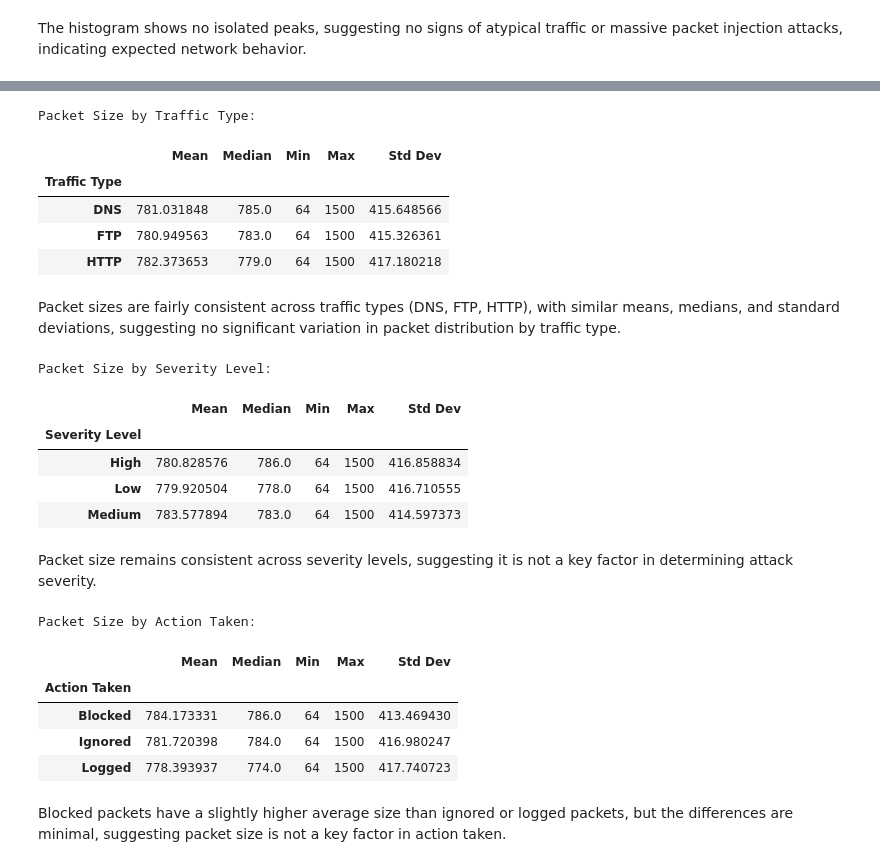
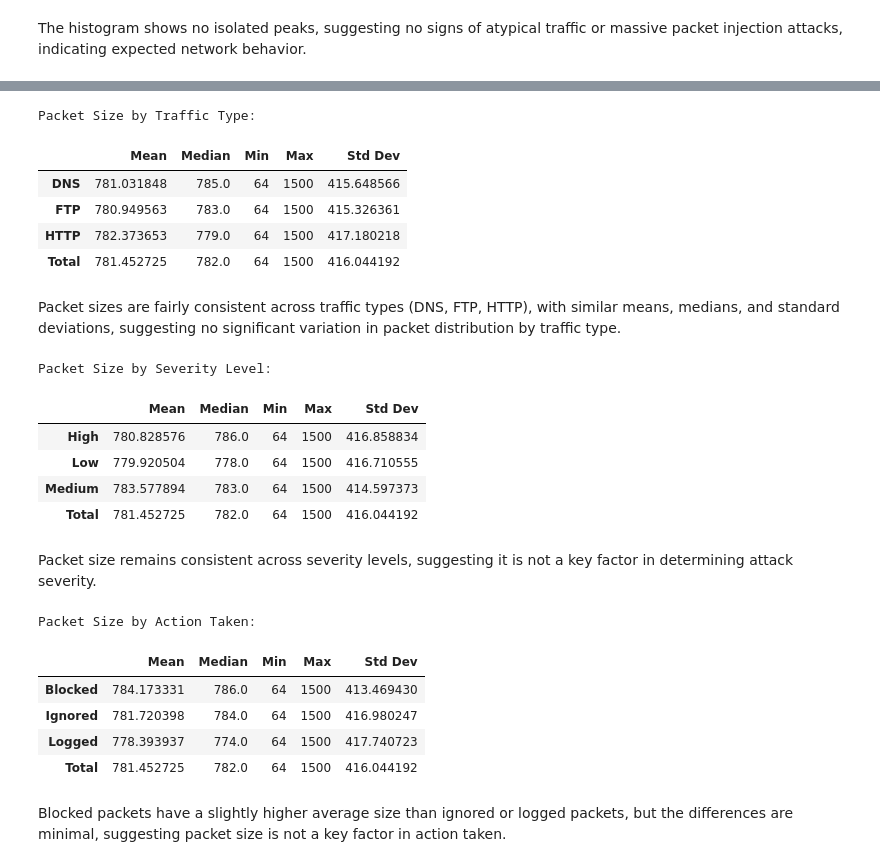
Before and after one commit to natfaria/cyberAttack, a Jupyter notebook: cyberattacks/notebooks/EDA.ipynb, the cells around one changed output, grey strips where cells are left out. Saved outputs shown, nothing was run; the diff lists cells and outputs as text; code cells hidden in the pictures.

Commit message:
remove boxplot and add the total line to the crosstables for packet lenght

```diff
--- a/cyberattacks/notebooks/EDA.ipynb
+++ b/cyberattacks/notebooks/EDA.ipynb
@@ -266,23 +256,34 @@ plt.show()
 # %%
 # Creating a cross table for Packet Length by Traffic Type
 packet_size_by_traffic = df.pivot_table(
     values="Packet Length",
     index="Traffic Type",
     aggfunc=["mean", "median", "min", "max", "std"]
 )
 # Renaming columns
 packet_size_by_traffic.columns = ["Mean", "Median", "Min", "Max", "Std Dev"]
 
+
+# Total Row for the table
+packet_size_by_traffic = pd.concat([packet_size_by_traffic,
+    pd.DataFrame(
+    [[df["Packet Length"].mean(), df["Packet Length"].median(), df["Packet Length"].min(),
+      df["Packet Length"].max(), df["Packet Length"].std()]],
+
+    columns=packet_size_by_traffic.columns,
+    index=["Total"]
+)])
+
 # Display table
 print("Packet Size by Traffic Type:")
 display(packet_size_by_traffic)
 # %% [output]
 Packet Size by Traffic Type:
 |  | Mean | Median | Min | Max | Std Dev |
-| Traffic Type |  |  |  |  |  |
 | DNS | 781.031848 | 785.0 | 64 | 1500 | 415.648566 |
 | FTP | 780.949563 | 783.0 | 64 | 1500 | 415.326361 |
 | HTTP | 782.373653 | 779.0 | 64 | 1500 | 417.180218 |
+| Total | 781.452725 | 782.0 | 64 | 1500 | 416.044192 |
 # %% [markdown]
 Packet sizes are fairly consistent across traffic types (DNS, FTP, HTTP), with similar means, medians, and standard deviations, suggesting no significant variation in packet distribution by traffic type.
 # %%
@@ -296,16 +297,28 @@ packet_size_by_severity = df.pivot_table(
 # Renaming columns
 packet_size_by_severity.columns = ["Mean", "Median", "Min", "Max", "Std Dev"]
 
+# Total Row for the table
+packet_size_by_severity = pd.concat([packet_size_by_severity,
+    pd.DataFrame(
+    [[df["Packet Length"].mean(), df["Packet Length"].median(), df["Packet Length"].min(),
+      df["Packet Length"].max(), df["Packet Length"].std()]],
+
+    columns=packet_size_by_severity.columns,
+    index=["Total"]
+)])
+
+
+
 # Display table
 print("Packet Size by Severity Level:")
 display(packet_size_by_severity)
 # %% [output]
 Packet Size by Severity Level:
 |  | Mean | Median | Min | Max | Std Dev |
-| Severity Level |  |  |  |  |  |
 | High | 780.828576 | 786.0 | 64 | 1500 | 416.858834 |
 | Low | 779.920504 | 778.0 | 64 | 1500 | 416.710555 |
 | Medium | 783.577894 | 783.0 | 64 | 1500 | 414.597373 |
+| Total | 781.452725 | 782.0 | 64 | 1500 | 416.044192 |
 # %% [markdown]
 Packet size remains consistent across severity levels, suggesting it is not a key factor in determining attack severity.
 # %%
@@ -319,15 +332,26 @@ packet_size_by_action = df.pivot_table(
 # Renaming columns
 packet_size_by_action.columns = ["Mean", "Median", "Min", "Max", "Std Dev"]
 
+
+# Total Row for the table
+packet_size_by_action = pd.concat([packet_size_by_action,
+    pd.DataFrame(
+    [[df["Packet Length"].mean(), df["Packet Length"].median(), df["Packet Length"].min(),
+      df["Packet Length"].max(), df["Packet Length"].std()]],
+
+    columns=packet_size_by_action.columns,
+    index=["Total"]
+)])
+
 # Display table
 print("Packet Size by Action Taken:")
 display(packet_size_by_action)
 # %% [output]
 Packet Size by Action Taken:
 |  | Mean | Median | Min | Max | Std Dev |
-| Action Taken |  |  |  |  |  |
 | Blocked | 784.173331 | 786.0 | 64 | 1500 | 413.469430 |
 | Ignored | 781.720398 | 784.0 | 64 | 1500 | 416.980247 |
 | Logged | 778.393937 | 774.0 | 64 | 1500 | 417.740723 |
+| Total | 781.452725 | 782.0 | 64 | 1500 | 416.044192 |
 # %% [markdown]
 Blocked packets have a slightly higher average size than ignored or logged packets, but the differences are minimal, suggesting packet size is not a key factor in action taken.
```
Also changed, not shown: parts of 4 cells of this notebook.
